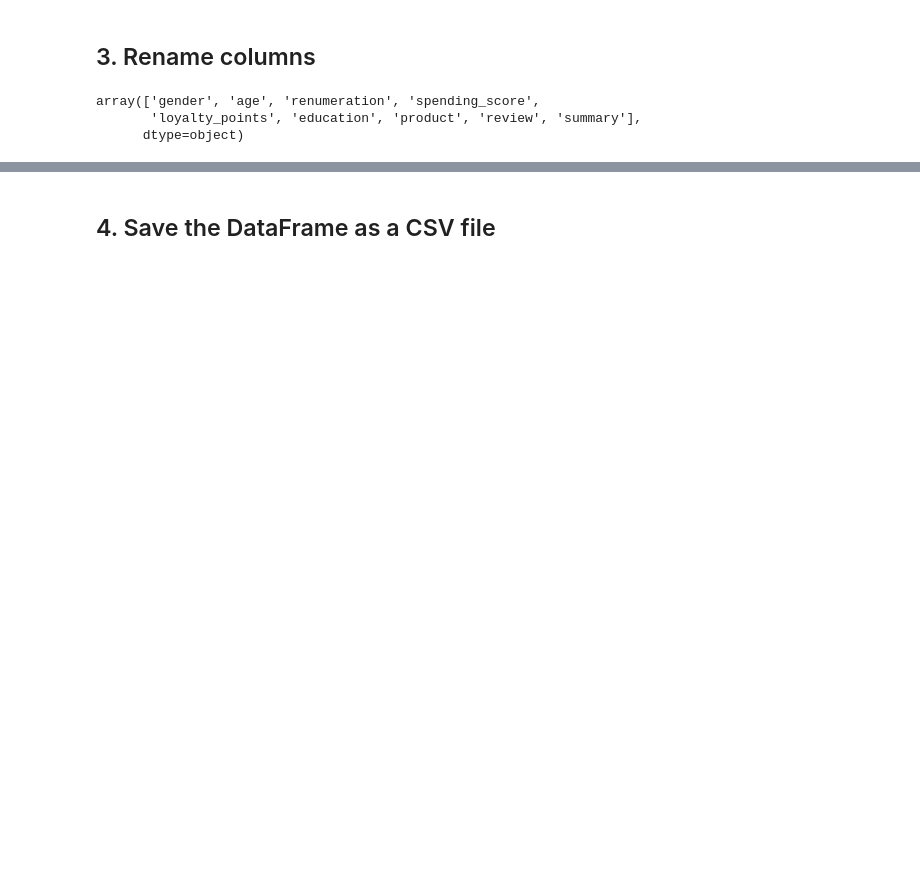
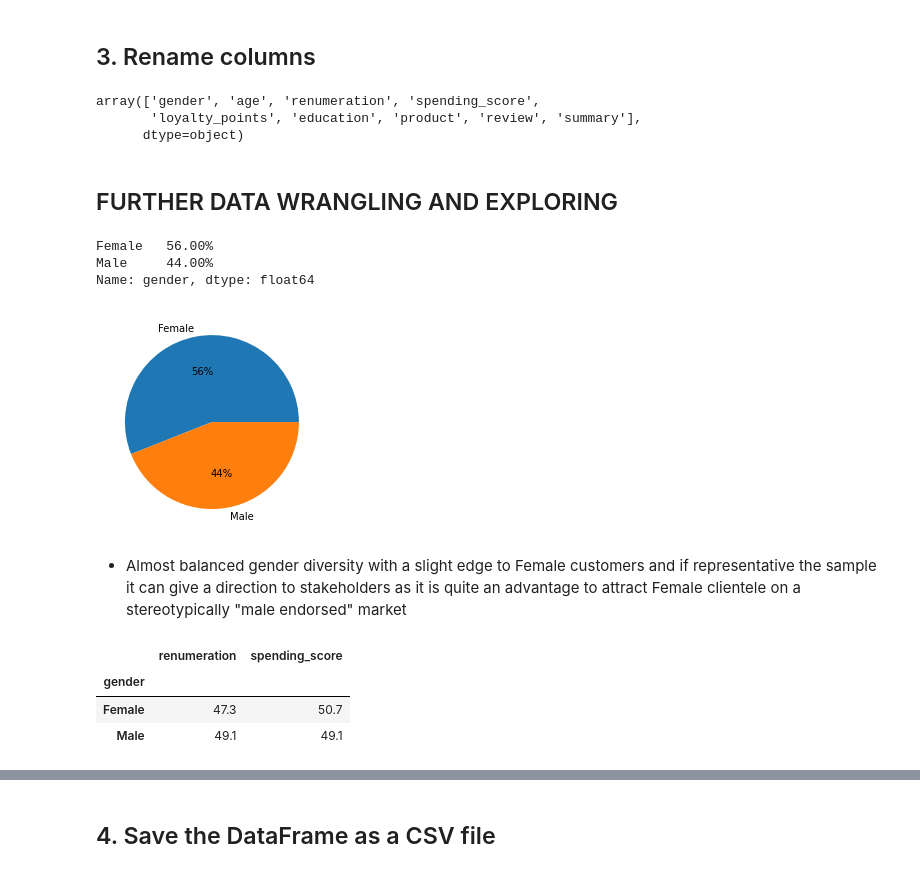
Before and after one commit to mikebenas/LSE_TurtleGames_R_Analysis, a Jupyter notebook: LSE_DA301_Assignment_Python_template.ipynb, the cells around one changed output, grey strips where cells are left out. Saved outputs shown, nothing was run; the diff lists cells and outputs as text; code cells hidden in the pictures; blank space fills up the shorter version.

Commit message:
Data Wrangling

```diff
--- a/LSE_DA301_Assignment_Python_template.ipynb
+++ b/LSE_DA301_Assignment_Python_template.ipynb
@@ -175,3 +176,27 @@ reviews.columns.values
 array(['gender', 'age', 'renumeration', 'spending_score',
        'loyalty_points', 'education', 'product', 'review', 'summary'],
       dtype=object)
+# %% [markdown]
+## FURTHER DATA WRANGLING AND EXPLORING
+# %%
+#Explore men and women
+pd.set_option('display.float_format', '{:.2%}'.format)
+gen1=reviews['gender'].value_counts(normalize=True)
+gen1
+# %% [output]
+Female   56.00%
+Male     44.00%
+Name: gender, dtype: float64
+# %%
+#Visualize the query
+#define Seaborn color palette to use
+labels = ['Female', 'Male']
+#create pie chart
+plt.pie(gen1, labels = labels, autopct='%.0f%%')
+plt.show()
+# %% [output]
+[figure, added]
+# %% [markdown]
+* Almost balanced gender diversity with a slight edge to Female customers and if representative the sample</br>
+it can give a direction to stakeholders as it is quite an advantage to attract Female clientele on a </br>
+stereotypically "male endorsed" market
@@ -177,0 +206,9 @@ array(['gender', 'age', 'renumeration', 'spending_score',
+# %%
+#Explore mean between Male and Female renumeration and spending score
+reviews1=reviews.groupby('gender')['renumeration','spending_score'].aggregate('mean').round(decimals=1)
+reviews1
+# %% [output]
+|  | renumeration | spending_score |
+| gender |  |  |
+| Female | 47.3 | 50.7 |
+| Male | 49.1 | 49.1 |
```
Also changed, not shown: parts of 9 cells of this notebook, 1 other file.
